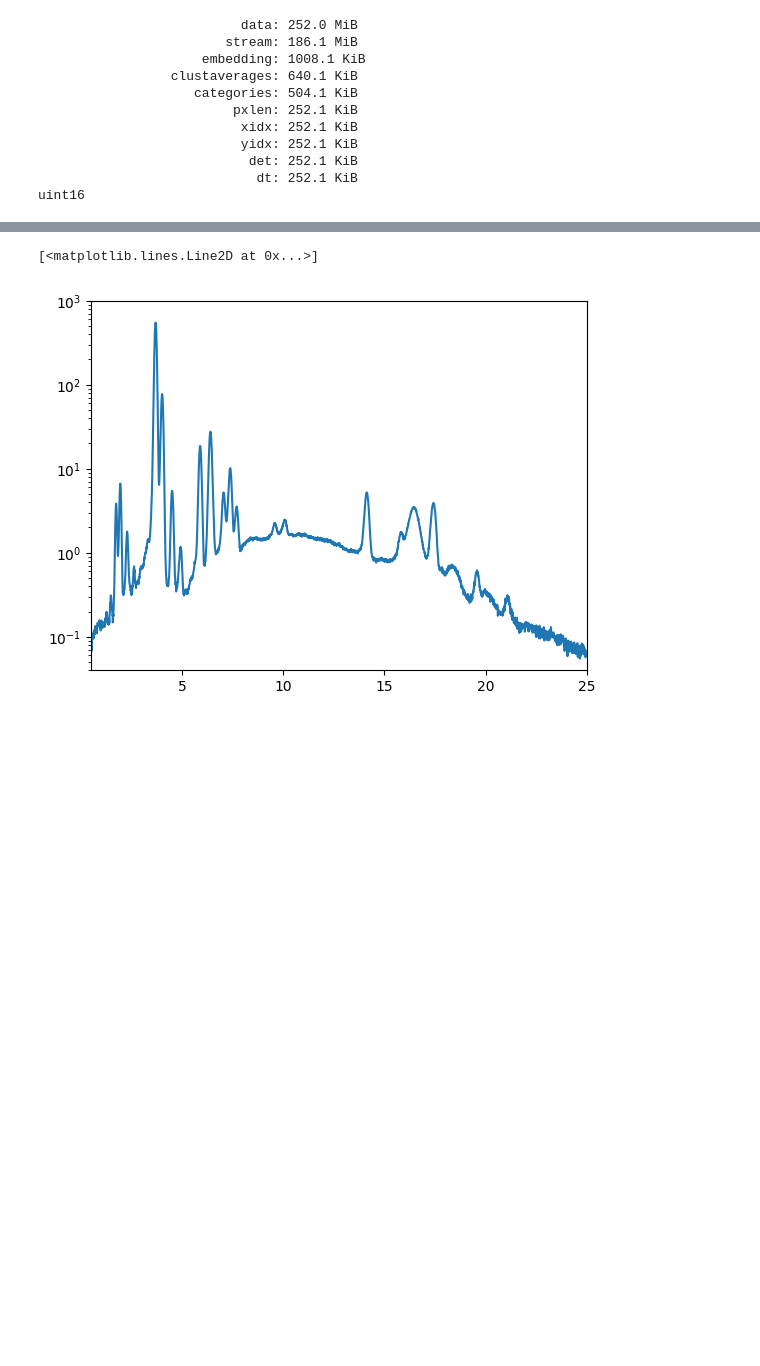
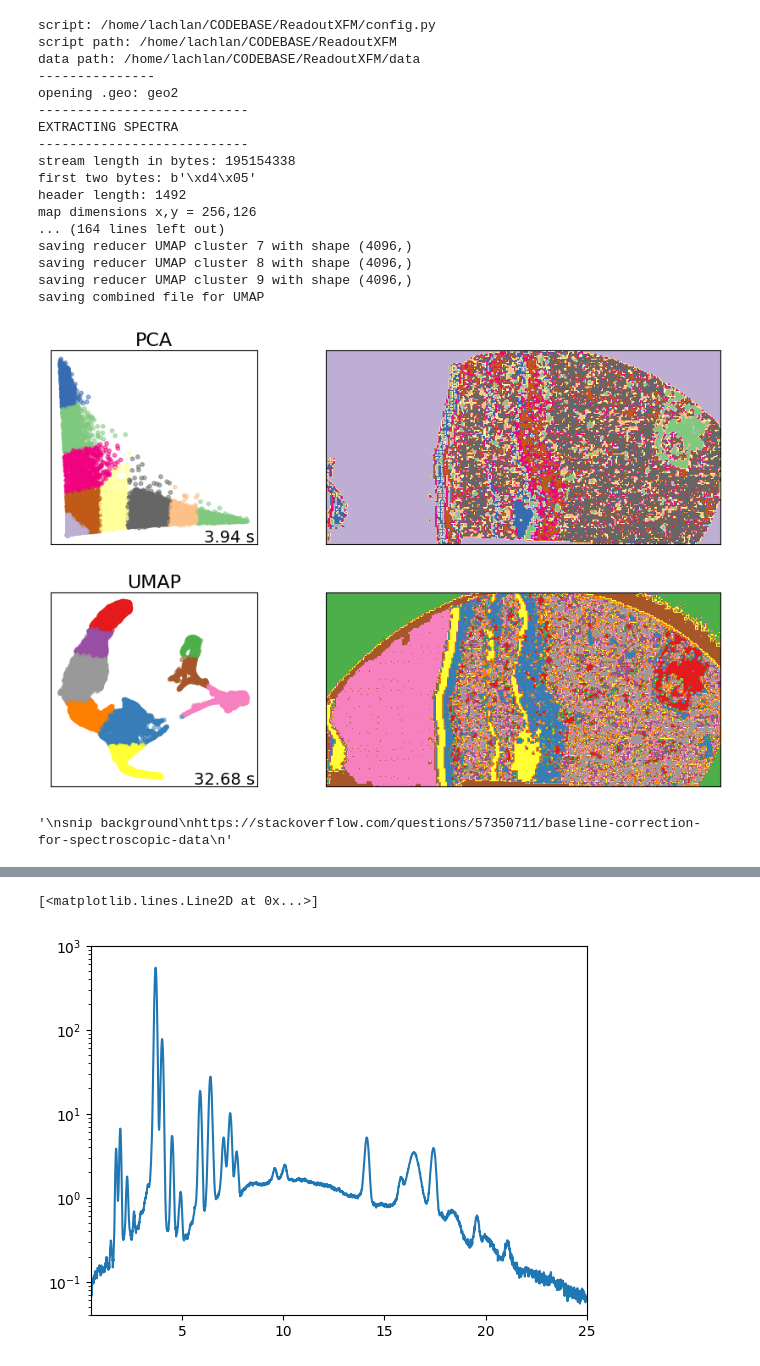
Before and after one commit to lachlanc61/ReadoutXFM, a Jupyter notebook: explore.ipynb, the cells around one changed output, grey strips where cells are left out. Saved outputs shown, nothing was run; the diff lists cells and outputs as text; code cells hidden in the pictures; blank space fills up the shorter version.

Commit message:
begin debugging large memory usage for clustering

```diff
--- a/explore.ipynb
+++ b/explore.ipynb
@@ -137,7 +137,7 @@ with open(f, mode='rb') as file: # rb = read binary
         skipratio=config.shortpct/100
         trunc_y=int(np.ceil(mapy*skipratio))
         totalpx=mapx*trunc_y
-        print(f"SHORT RUN: ending at {skipratio} %")
+        print(f"SHORT RUN: ending at {skipratio*100} %")
 
     print(f"pixels expected: {totalpx}")
     print("---------------------------")
@@ -170,7 +170,7 @@ with open(f, mode='rb') as file: # rb = read binary
 
         #print pixel index every row px
         if i % mapx == 0:
-            print(f"Row {j}/{mapy} at pixel {i}, byte {idx}/{streamlen} ({100*idx/streamlen:.1f} %)")
+            print(f"Row {j}/{mapy} at pixel {i}, byte {idx} ({100*idx/streamlen:.1f} %)")
             j+=1
 
         #read pixel record into spectrum and header param arrays,
@@ -216,6 +216,9 @@ with open(f, mode='rb') as file: # rb = read binary
         "---------------------------"
     )
 
+    #clear the bytestream from memory
+    del stream
+    gc.collect()
 
     if config.DOCOLOURS == True:
         rgbarray=colour.clcomplete(rvals, gvals, bvals, totalcounts)
@@ -225,62 +228,51 @@ with open(f, mode='rb') as file: # rb = read binary
     if config.DOCLUST:
         embedding, clusttimes = clustering.reduce(data)
         categories = clustering.dokmeans(embedding, totalpx)
-        print("categories full")
-        print(categories)
-        print(categories.shape)
 
         clustaverages=np.zeros([len(clustering.reducers),config.nclust,config.NCHAN])
 
         for i in range(len(clustering.reducers)):
             redname=clustering.getredname(i)
             clustaverages[i]=clustering.sumclusters(data, categories[i])
 
             for j in range(config.nclust):
                 print(f'saving reducer {redname} cluster {j} with shape {clustaverages[i,j,:].shape}')
                 np.savetxt(os.path.join(config.odir, "sum_" + redname + "_" + str(j) + ".txt"), np.c_[energy, clustaverages[i,j,:]], fmt=['%1.3e','%1.6e'])
 
             print(f'saving combined file for {redname}')
             np.savetxt(os.path.join(config.odir, "sum_" + redname + ".txt"), np.c_[energy, clustaverages[i,:,:].transpose(1,0)], fmt='%1.5e')
             #plt.plot(energy, clustaverages[i,j,:])
         clustering.clustplt(embedding, categories, mapx, clusttimes)
 
     np.savetxt(os.path.join(config.odir, "pxlen.txt"), pxlen)
     np.savetxt(os.path.join(config.odir, "xidx.txt"), xidx)
     np.savetxt(os.path.join(config.odir, "yidx.txt"), yidx)
     np.savetxt(os.path.join(config.odir, "detector.txt"), det)
     np.savetxt(os.path.join(config.odir, "dt.txt"), dt)
 
 
 
 """
 snip background
 https://stackoverflow.com/questions/57350711/baseline-correction-for-spectroscopic-data
 """
+# %% [output]
+script: /home/lachlan/CODEBASE/ReadoutXFM/config.py
+script path: /home/lachlan/CODEBASE/ReadoutXFM
+data path: /home/lachlan/CODEBASE/ReadoutXFM/data
+---------------
+opening .geo: geo2
+---------------------------
+EXTRACTING SPECTRA
+---------------------------
+stream length in bytes: 195154338
+first two bytes: b'\xd4\x05'
+header length: 1492
+map dimensions x,y = 256,126
+... (164 lines left out)
+saving reducer UMAP cluster 7 with shape (4096,)
+saving reducer UMAP cluster 8 with shape (4096,)
+saving reducer UMAP cluster 9 with shape (4096,)
+saving combined file for UMAP
+[figure, added]
+'\nsnip background\nhttps://stackoverflow.com/questions/57350711/baseline-correction-for-spectroscopic-data\n'
-# %%
-import sys
-def sizeof_fmt(num, suffix='B'):
-    ''' by Fred Cirera,  https://stackoverflow.com/a/1094933/1870254, modified'''
-    for unit in ['','Ki','Mi','Gi','Ti','Pi','Ei','Zi']:
-        if abs(num) < 1024.0:
-            return "%3.1f %s%s" % (num, unit, suffix)
-        num /= 1024.0
-    return "%.1f %s%s" % (num, 'Yi', suffix)
-
-for name, size in sorted(((name, sys.getsizeof(value)) for name, value in locals().items()),
-                         key= lambda x: -x[1])[:10]:
-    print("{:>30}: {:>8}".format(name, sizeof_fmt(size)))
-
-
-print(data.dtype)
-# %% [output]
-                          data: 252.0 MiB
-                        stream: 186.1 MiB
-                     embedding: 1008.1 KiB
-                 clustaverages: 640.1 KiB
-                    categories: 504.1 KiB
-                         pxlen: 252.1 KiB
-                          xidx: 252.1 KiB
-                          yidx: 252.1 KiB
-                           det: 252.1 KiB
-                            dt: 252.1 KiB
-uint16
```
Also changed, not shown: parts of 5 cells of this notebook, 4 other files.
